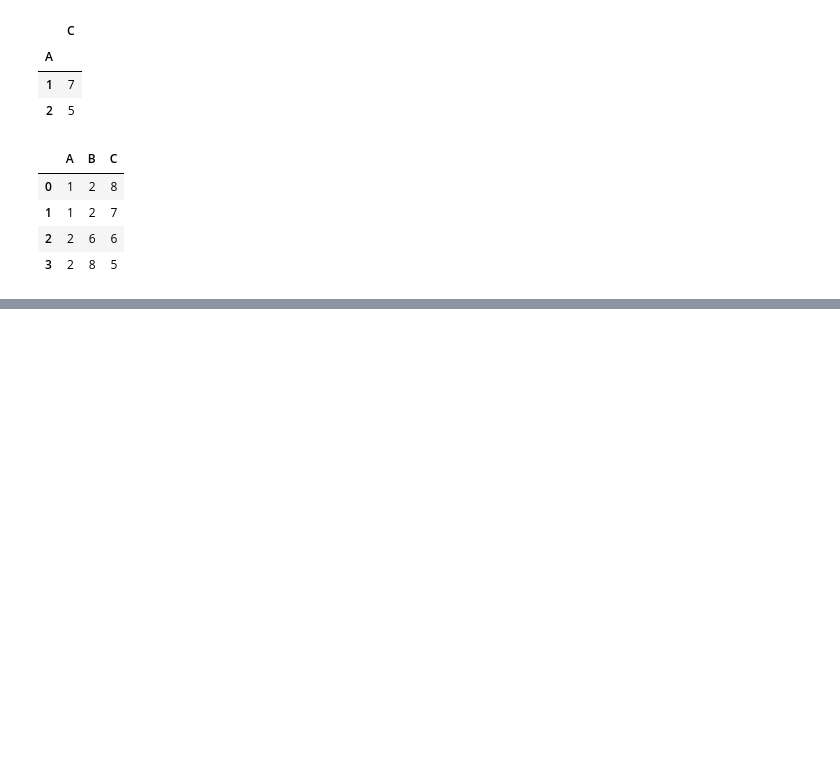
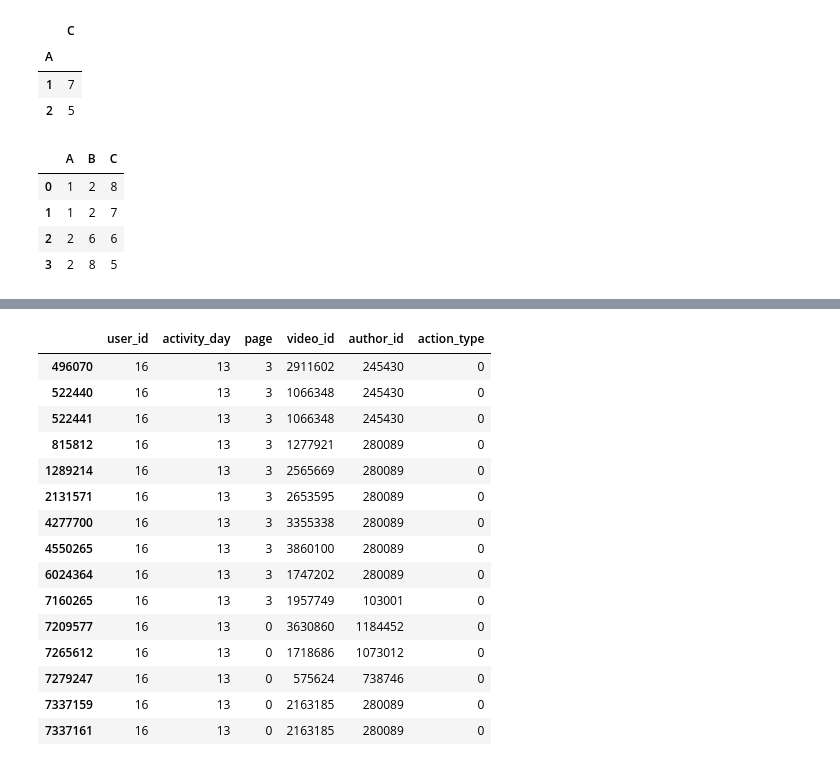
Before and after one commit to fuhailin/2018-Big-Data-Challenge, a Jupyter notebook: solution/baseline.ipynb, the cells around one changed output, grey strips where cells are left out. Cells and saved outputs as stored; diff of their text form; code cells hidden in the pictures; blank space fills up the shorter version.

```diff
--- a/solution/baseline.ipynb
+++ b/solution/baseline.ipynb
@@ -174,0 +524,2 @@ t = df1.groupby('A').agg({'A':'mean'})
+# %%
+user_activity.sort_values(by=['user_id','activity_day'],inplace=True)
@@ -174,0 +533,19 @@ t = df1.groupby('A').agg({'A':'mean'})
+# %%
+user_activity.head(15)
+# %% [output]
+|  | user_id | activity_day | page | video_id | author_id | action_type |
+| 496070 | 16 | 13 | 3 | 2911602 | 245430 | 0 |
+| 522440 | 16 | 13 | 3 | 1066348 | 245430 | 0 |
+| 522441 | 16 | 13 | 3 | 1066348 | 245430 | 0 |
+| 815812 | 16 | 13 | 3 | 1277921 | 280089 | 0 |
+| 1289214 | 16 | 13 | 3 | 2565669 | 280089 | 0 |
+| 2131571 | 16 | 13 | 3 | 2653595 | 280089 | 0 |
+| 4277700 | 16 | 13 | 3 | 3355338 | 280089 | 0 |
+| 4550265 | 16 | 13 | 3 | 3860100 | 280089 | 0 |
+| 6024364 | 16 | 13 | 3 | 1747202 | 280089 | 0 |
+| 7160265 | 16 | 13 | 3 | 1957749 | 103001 | 0 |
+| 7209577 | 16 | 13 | 0 | 3630860 | 1184452 | 0 |
+| 7265612 | 16 | 13 | 0 | 1718686 | 1073012 | 0 |
+| 7279247 | 16 | 13 | 0 | 575624 | 738746 | 0 |
+| 7337159 | 16 | 13 | 0 | 2163185 | 280089 | 0 |
+| 7337161 | 16 | 13 | 0 | 2163185 | 280089 | 0 |
```
Also changed, not shown: parts of 29 cells of this notebook, 17 other files.
